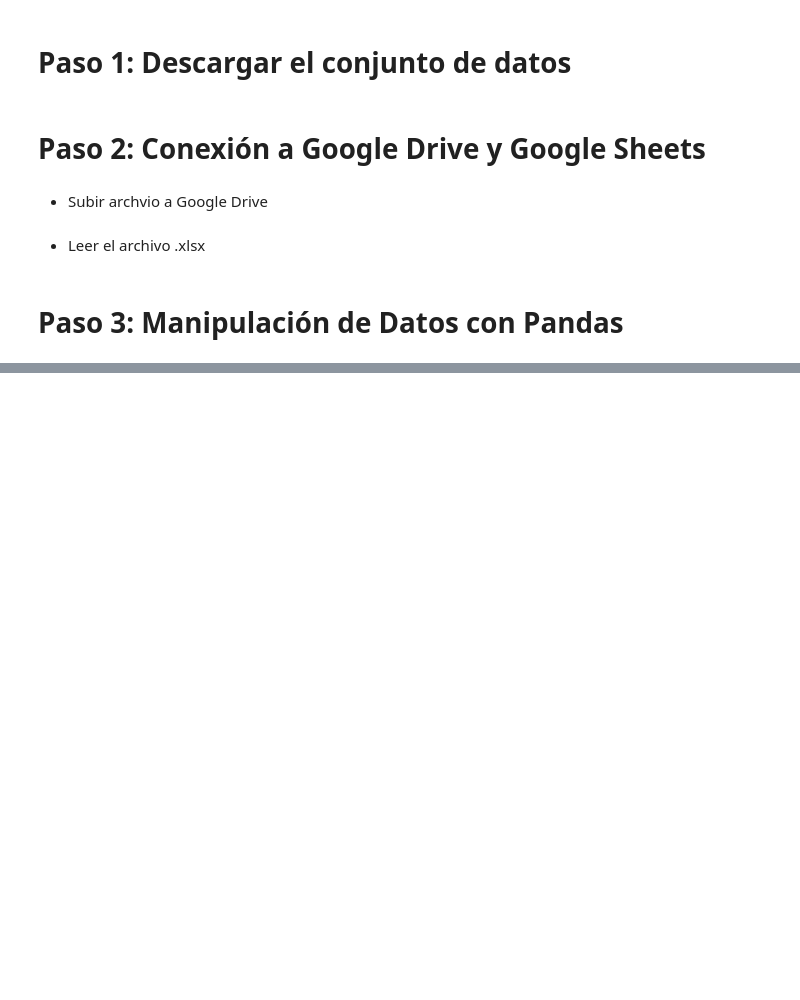
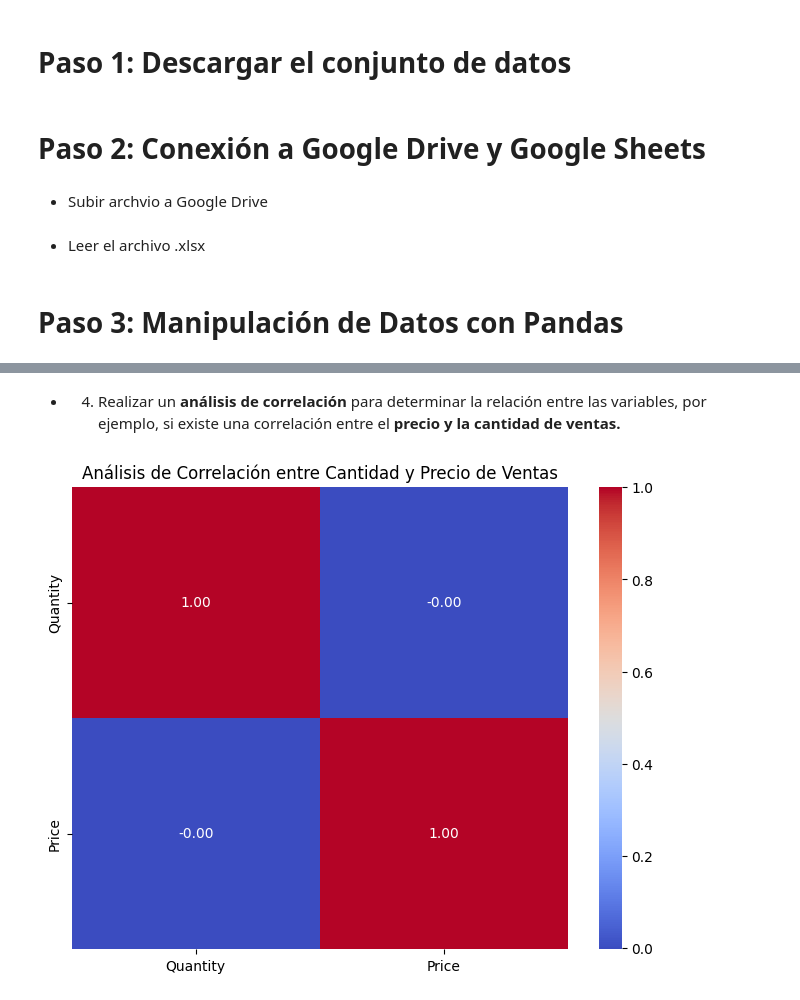
Before and after one commit to Naren-7/API-Google-Cloud, a Jupyter notebook: main.ipynb, the cells around one changed output, grey strips where cells are left out. Drawn from its saved outputs; the diff is of its cells as text; code cells hidden in the pictures; blank space fills up the shorter version.

```diff
--- a/main.ipynb
+++ b/main.ipynb
@@ -95,0 +135,14 @@ Passing `palette` without assigning `hue` is deprecated and will be removed in v
+# %% [markdown]
+- 4.  Realizar un **análisis de correlación** para determinar la relación entre las variables, por
+ejemplo, si existe una correlación entre el **precio y la cantidad de ventas.**
+# %%
+# Análisis de correlación
+correlation_matrix = df[['Quantity', 'Price']].corr()
+
+# Visualización del análisis de correlación con un mapa de calor
+plt.figure(figsize=(8, 6))
+sns.heatmap(correlation_matrix, annot=True, cmap='coolwarm', fmt=".2f", )
+plt.title('Análisis de Correlación entre Cantidad y Precio de Ventas')
+plt.show()
+# %% [output]
+[figure, added]
```
Also changed, not shown: parts of 13 cells of this notebook, 1 other file.
